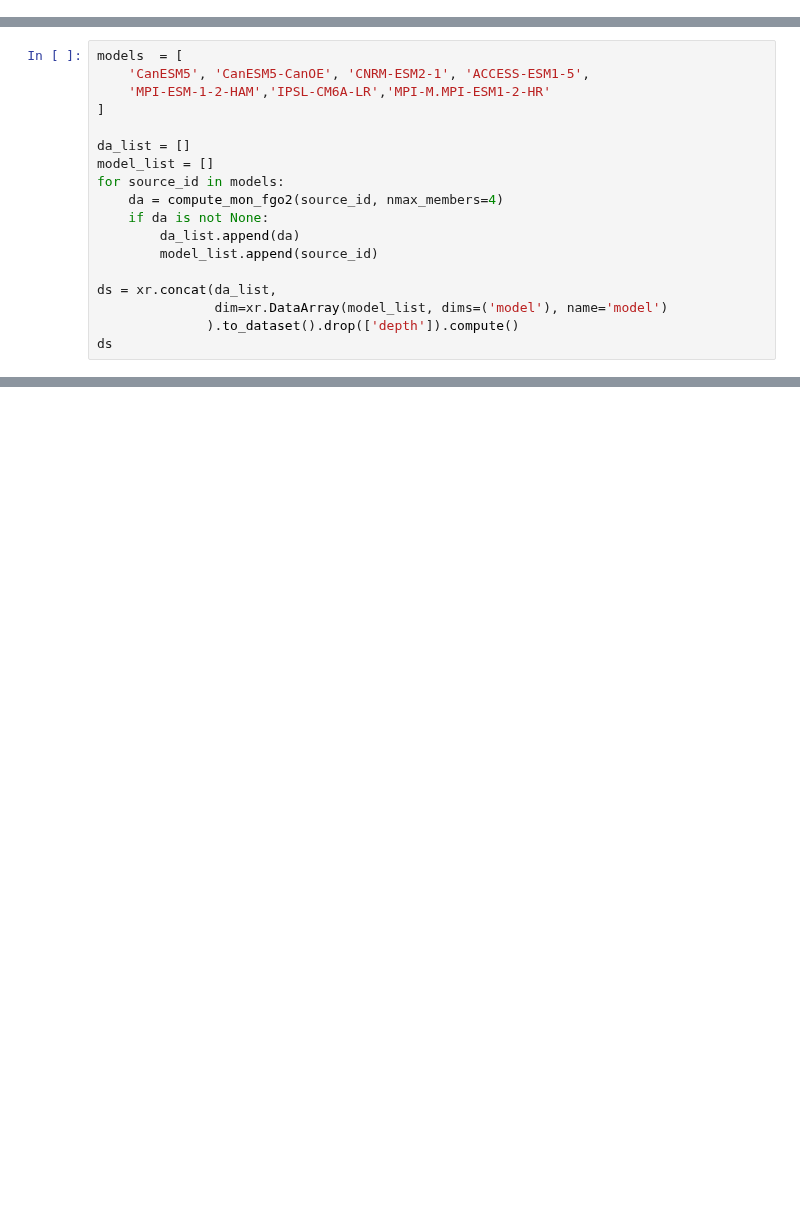
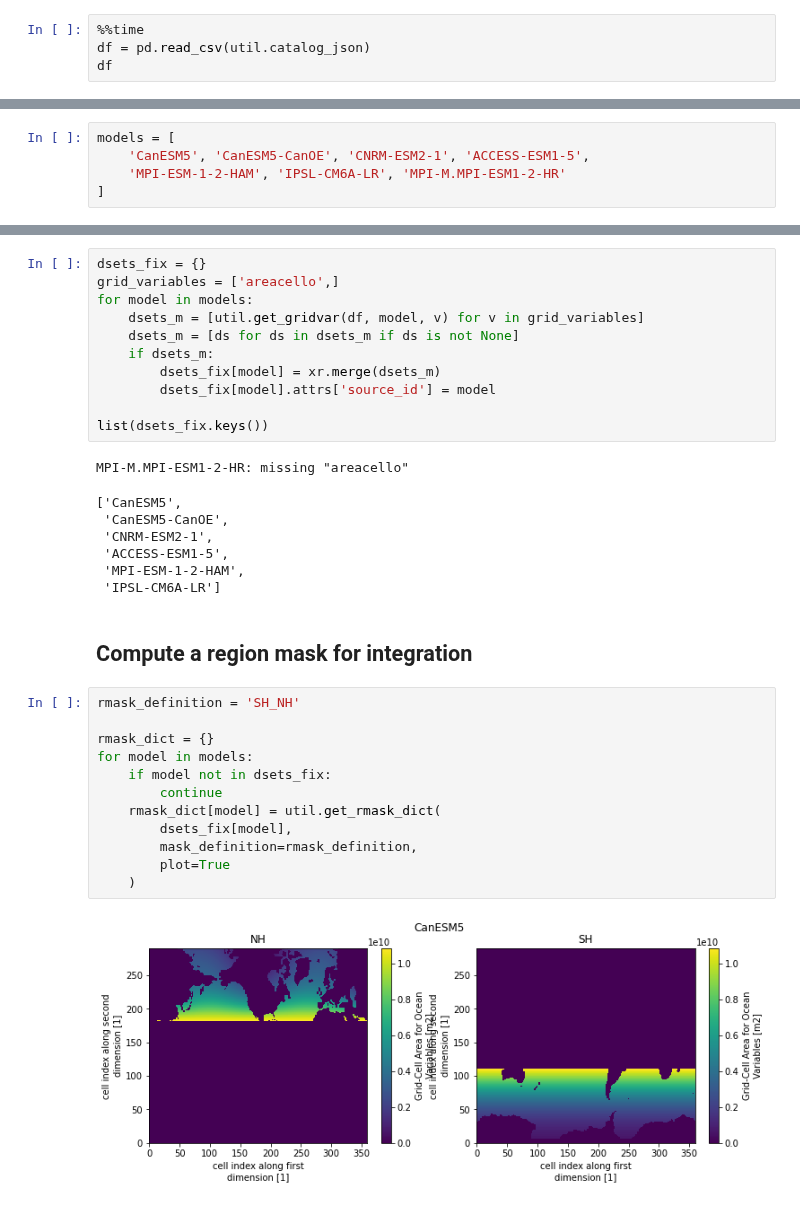
Before and after one commit to matt-long/sno-analysis, a Jupyter notebook: notebooks/cmip6-sno-compute.ipynb, the cells around one changed output, grey strips where cells are left out. Cells and saved outputs as stored; diff of their text form; blank space fills up the shorter version.

```diff
--- a/notebooks/cmip6-sno-compute.ipynb
+++ b/notebooks/cmip6-sno-compute.ipynb
@@ -113,0 +22,4 @@ NameError: name 'path' is not defined
+# %%
+%%time
+df = pd.read_csv(util.catalog_json)
+df
@@ -114,18 +44,5 @@ NameError: name 'path' is not defined
 # %%
-models  = [
+models = [
     'CanESM5', 'CanESM5-CanOE', 'CNRM-ESM2-1', 'ACCESS-ESM1-5',
-    'MPI-ESM-1-2-HAM','IPSL-CM6A-LR','MPI-M.MPI-ESM1-2-HR'
+    'MPI-ESM-1-2-HAM', 'IPSL-CM6A-LR', 'MPI-M.MPI-ESM1-2-HR'
 ]
-
-da_list = []
-model_list = []
-for source_id in models:
-    da = compute_mon_fgo2(source_id, nmax_members=4)
-    if da is not None:
-        da_list.append(da)
-        model_list.append(source_id)
-
-ds = xr.concat(da_list,
-               dim=xr.DataArray(model_list, dims=('model'), name='model')
-              ).to_dataset().drop(['depth']).compute()
-ds
@@ -155,0 +53,35 @@ ds.to_netcdf('cmip6_fgo2_nh_sh.nc')
+# %%
+dsets_fix = {}
+grid_variables = ['areacello',]
+for model in models:
+    dsets_m = [util.get_gridvar(df, model, v) for v in grid_variables]
+    dsets_m = [ds for ds in dsets_m if ds is not None]
+    if dsets_m:
+        dsets_fix[model] = xr.merge(dsets_m)
+        dsets_fix[model].attrs['source_id'] = model
+
+list(dsets_fix.keys())
+# %% [output]
+MPI-M.MPI-ESM1-2-HR: missing "areacello"
+['CanESM5',
+ 'CanESM5-CanOE',
+ 'CNRM-ESM2-1',
+ 'ACCESS-ESM1-5',
+ 'MPI-ESM-1-2-HAM',
+ 'IPSL-CM6A-LR']
+# %% [markdown]
+## Compute a region mask for integration
+# %%
+rmask_definition = 'SH_NH'
+
+rmask_dict = {}
+for model in models:
+    if model not in dsets_fix:
+        continue
+    rmask_dict[model] = util.get_rmask_dict(
+        dsets_fix[model],
+        mask_definition=rmask_definition,
+        plot=True
+    )
+# %% [output]
+[figure, added]
```
Also changed, not shown: parts of 19 cells of this notebook, 15 other files.
